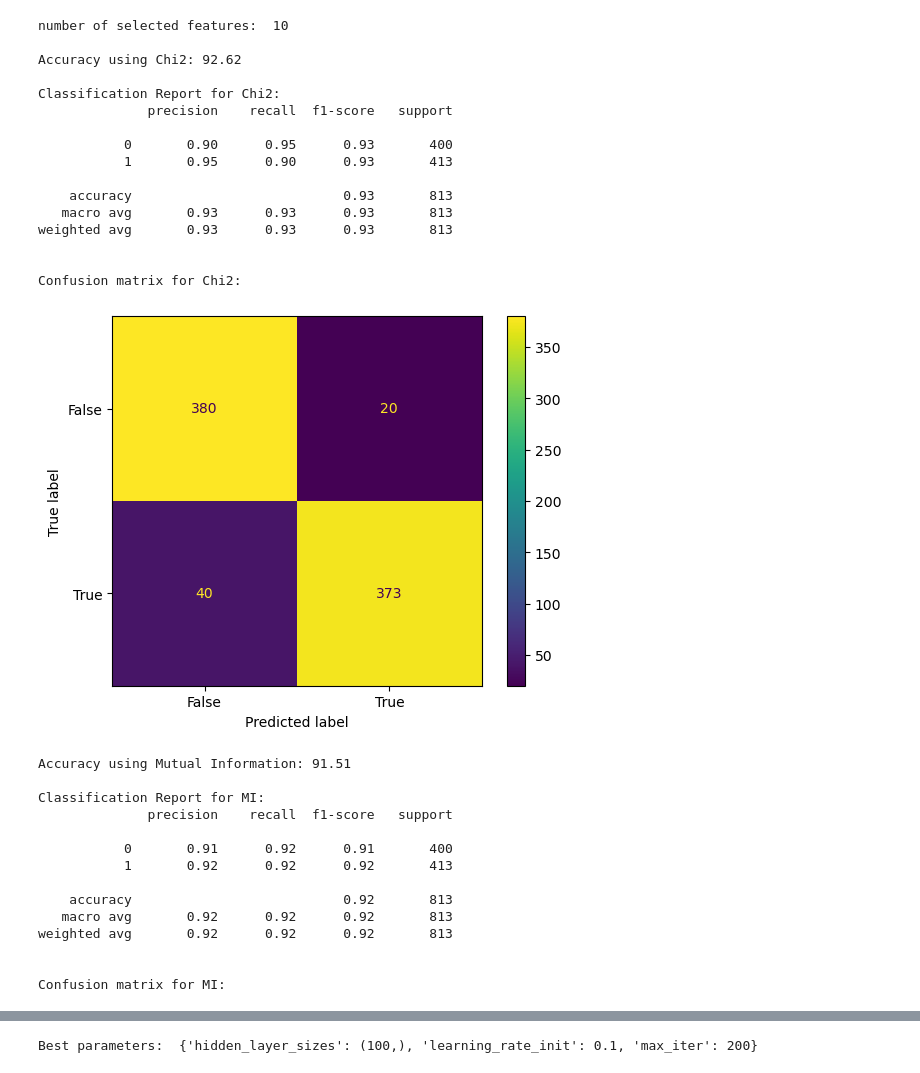
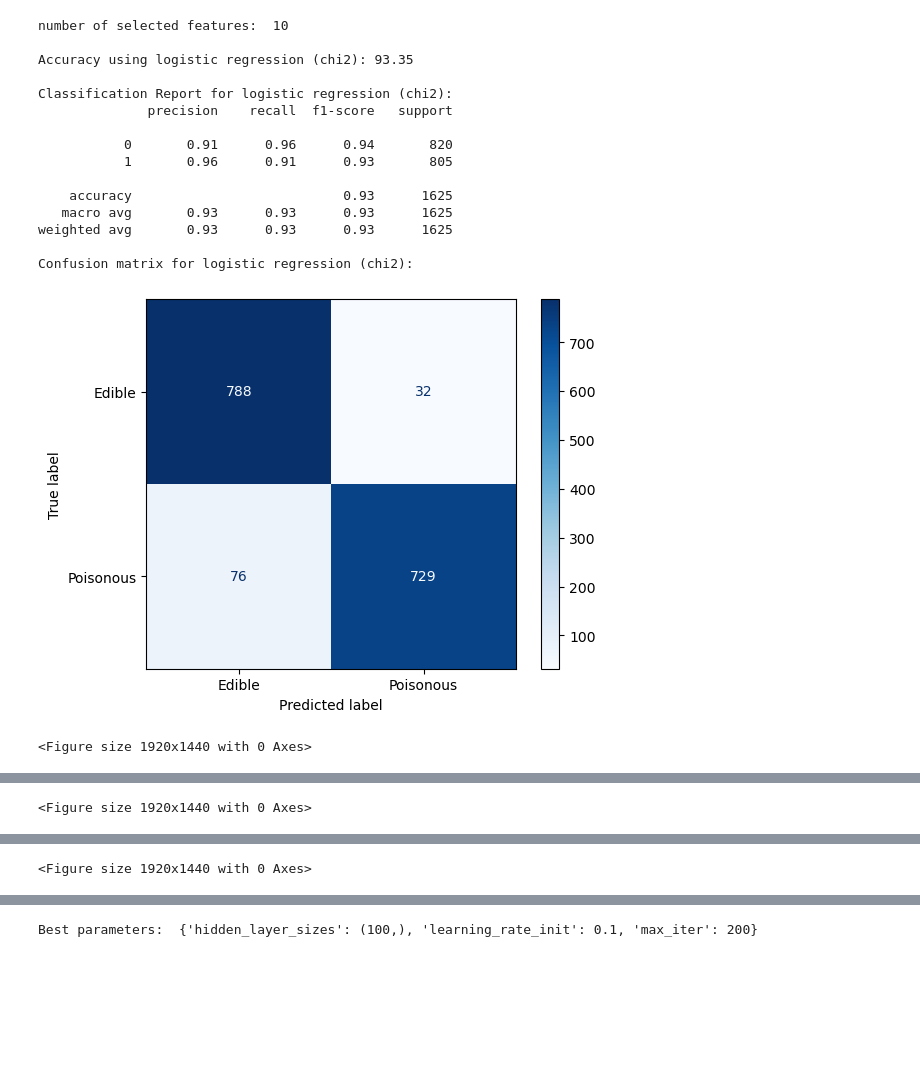
Before and after one commit to ansellum/ecs171-project, a Jupyter notebook: ECS171_Model_Predictions.ipynb, the cells around one changed output, grey strips where cells are left out. Drawn from its saved outputs; the diff is of its cells as text; code cells hidden in the pictures; blank space fills up the shorter version.

Commit message:
Removed naive bayes for svm; added confusions

```diff
--- a/ECS171_Model_Predictions.ipynb
+++ b/ECS171_Model_Predictions.ipynb
@@ -71,6 +70,21 @@ def select_features(X_train, y_train, X_test, reduction_func):
  X_test_fs = fs.transform(X_test)
  return X_train_fs, X_test_fs
 
+def display_metrics(y, yhat, model):
+ accuracy = accuracy_score(y, yhat)
+ print('Accuracy using %s: %.2f' % (model, accuracy*100))
+
+ print("\nClassification Report for %s: " % model)
+ print(classification_report(y, yhat))
+
+ print("Confusion matrix for %s: " % model)
+ cm = confusion_matrix(y, yhat)  # actual, pred
+ disp = ConfusionMatrixDisplay(confusion_matrix = cm, display_labels = ['Edible', 'Poisonous'])
+ disp.plot(cmap=plt.cm.Blues)
+ plt.figure(dpi=300)
+ plt.show()
+
+
 #### FEATURE SELECTION ####
 
 # chi2 feature selection
@@ -80,80 +94,43 @@ X_train_fs_chi2, X_test_fs_chi2 = select_features(X_train_enc, y_train_enc, X_te
 X_train_fs_mi, X_test_fs_mi = select_features(X_train_enc, y_train_enc, X_test_enc, mutual_info_classif)
 
 #### MODEL FITTING ####
 
 model = LogisticRegression(solver='lbfgs')
 
 # Chi2 features
 model.fit(X_train_fs_chi2, y_train_enc)
 pred = model.predict(X_test_fs_chi2)
-accuracy = accuracy_score(y_test_enc, pred)
-print('Accuracy using Chi2: %.2f' % (accuracy*100))
 
-print("\nClassification Report for Chi2: ")
-print(classification_report(y_test_enc, pred))
-cm = confusion_matrix(y_test_enc, pred)  # actual, pred
-cm_display = ConfusionMatrixDisplay(confusion_matrix = cm, display_labels = [False, True])
-print("\nConfusion matrix for Chi2: ")
-cm_display.plot()
-plt.show()
+display_metrics(y_test_enc, pred, "logistic regression (chi2)")
 
 # Mutual Information features
 model.fit(X_train_fs_mi, y_train_enc)
 pred = model.predict(X_test_fs_mi)
 accuracy = accuracy_score(y_test_enc, pred)
-print('Accuracy using Mutual Information: %.2f' % (accuracy*100))
 
-print("\nClassification Report for MI: ")
-print(classification_report(y_test_enc, pred))
-
-cm = confusion_matrix(y_test_enc, pred)  # actual, pred
-cm_display = ConfusionMatrixDisplay(confusion_matrix = cm, display_labels = [False, True])
-print("\nConfusion matrix for MI: ")
-cm_display.plot()
-plt.show()
+display_metrics(y_test_enc, pred, "logistic regression (mutual information)")
 
 # all features
 model.fit(X_train_enc, y_train_enc)
 pred = model.predict(X_test_enc)
 accuracy = accuracy_score(y_test_enc, pred)
-print('Accuracy using ALL features: %.2f' % (accuracy*100))
 
-print("\nClassification Report for all features: ")
-print(classification_report(y_test_enc, pred))
-cm = confusion_matrix(y_test_enc, pred)  # actual, pred
-cm_display = ConfusionMatrixDisplay(confusion_matrix = cm, display_labels = [False, True])
-print("\nConfusion matrix for all features: ")
-cm_display.plot()
-plt.show()
+display_metrics(y_test_enc, pred, "logistic regression (all features)")
 # %% [output]
 number of selected features:  10
 
-Accuracy using Chi2: 92.62
+Accuracy using logistic regression (chi2): 93.35
 
-Classification Report for Chi2:
+Classification Report for logistic regression (chi2):
               precision    recall  f1-score   support
 
-           0       0.90      0.95      0.93       400
-           1       0.95      0.90      0.93       413
+           0       0.91      0.96      0.94       820
+           1       0.96      0.91      0.93       805
 
-    accuracy                           0.93       813
-   macro avg       0.93      0.93      0.93       813
-weighted avg       0.93      0.93      0.93       813
+    accuracy                           0.93      1625
+   macro avg       0.93      0.93      0.93      1625
+weighted avg       0.93      0.93      0.93      1625
 
-
-Confusion matrix for Chi2:
+Confusion matrix for logistic regression (chi2):
-[figure, old version]
+[figure, new version]
-Accuracy using Mutual Information: 91.51
-
-Classification Report for MI:
-              precision    recall  f1-score   support
-
-           0       0.91      0.92      0.91       400
-           1       0.92      0.92      0.92       413
-
-    accuracy                           0.92       813
-   macro avg       0.92      0.92      0.92       813
-weighted avg       0.92      0.92      0.92       813
-
-
-Confusion matrix for MI:
+<Figure size 1920x1440 with 0 Axes>
@@ -174,0 +151 @@ Confusion matrix for all features:
+<Figure size 1920x1440 with 0 Axes>
@@ -175,0 +166 @@ Confusion matrix for all features:
+<Figure size 1920x1440 with 0 Axes>
```
Also changed, not shown: parts of 26 cells of this notebook.
